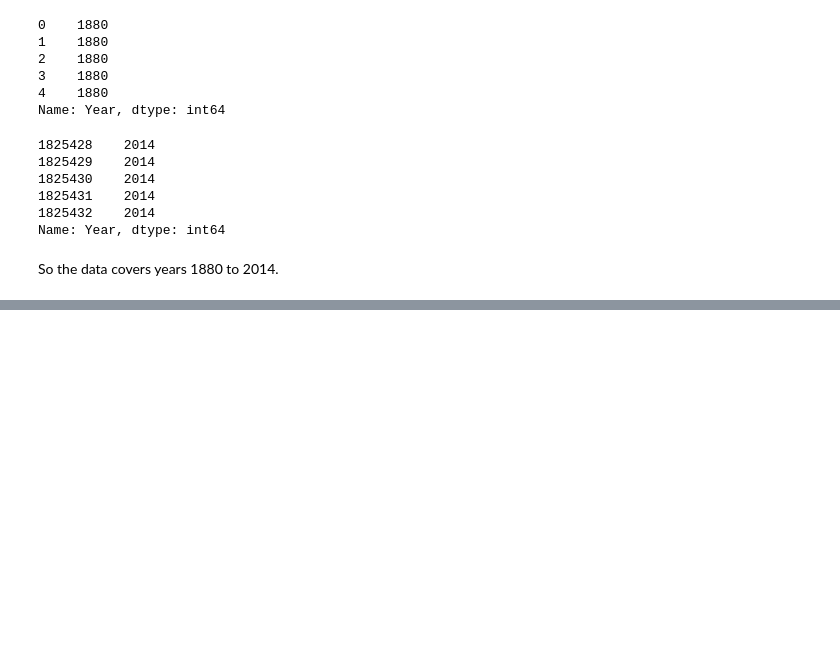
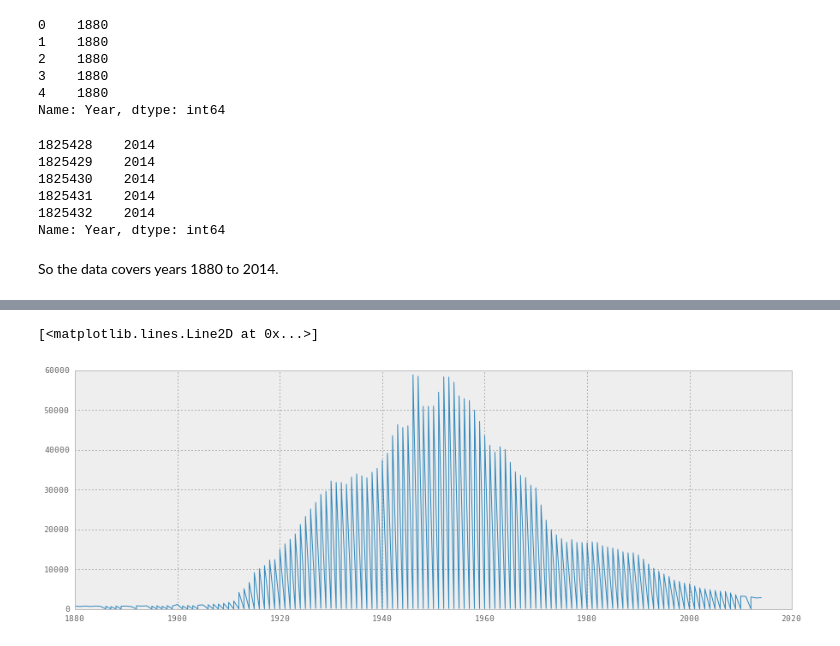
Before and after one commit to UnsupervisedLearning/US-baby-names, a Jupyter notebook: name_frequency.ipynb, the cells around one changed output, grey strips where cells are left out. Saved outputs shown, nothing was run; the diff lists cells and outputs as text; code cells hidden in the pictures; blank space fills up the shorter version.

```diff
--- a/name_frequency.ipynb
+++ b/name_frequency.ipynb
@@ -71,0 +83,2 @@ So the data covers years 1880 to 2014.
+# %%
+df_name = df[ df['Name'] == 'Richard' ]
@@ -71,0 +94,5 @@ So the data covers years 1880 to 2014.
+# %%
+plt.plot(df_name['Year'],df_name['Count'])
+# %% [output]
+[<matplotlib.lines.Line2D at 0x...>]
+[figure, added]
```
Also changed, not shown: parts of 32 cells of this notebook.
